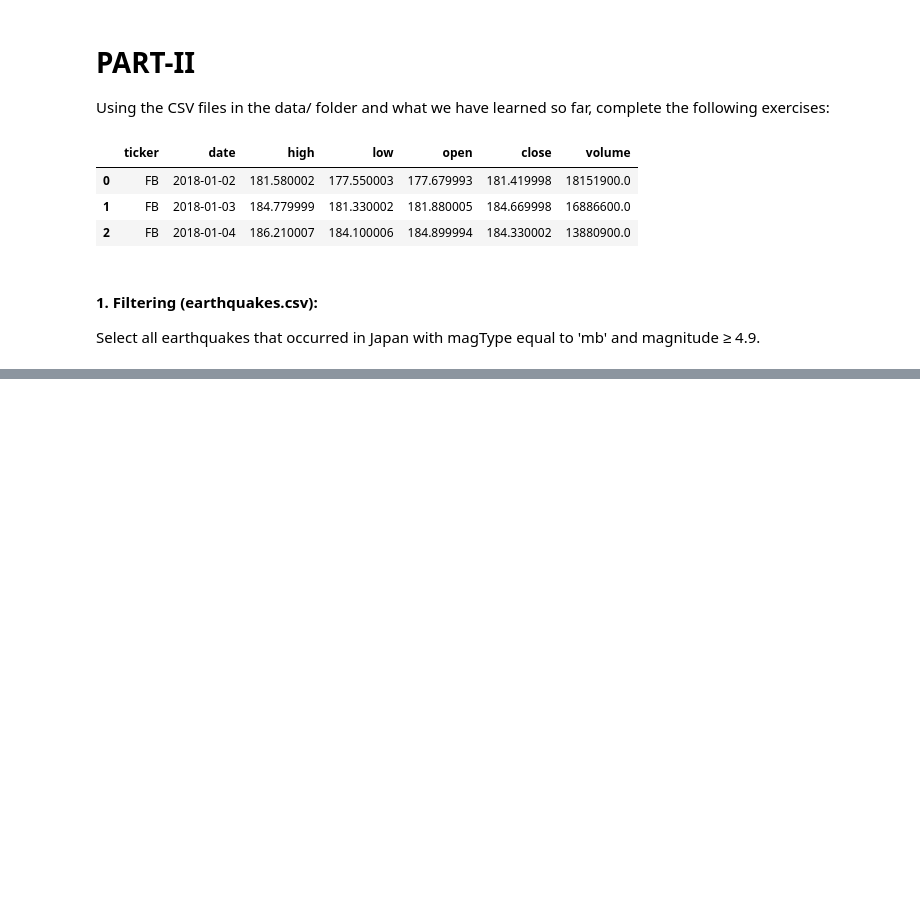
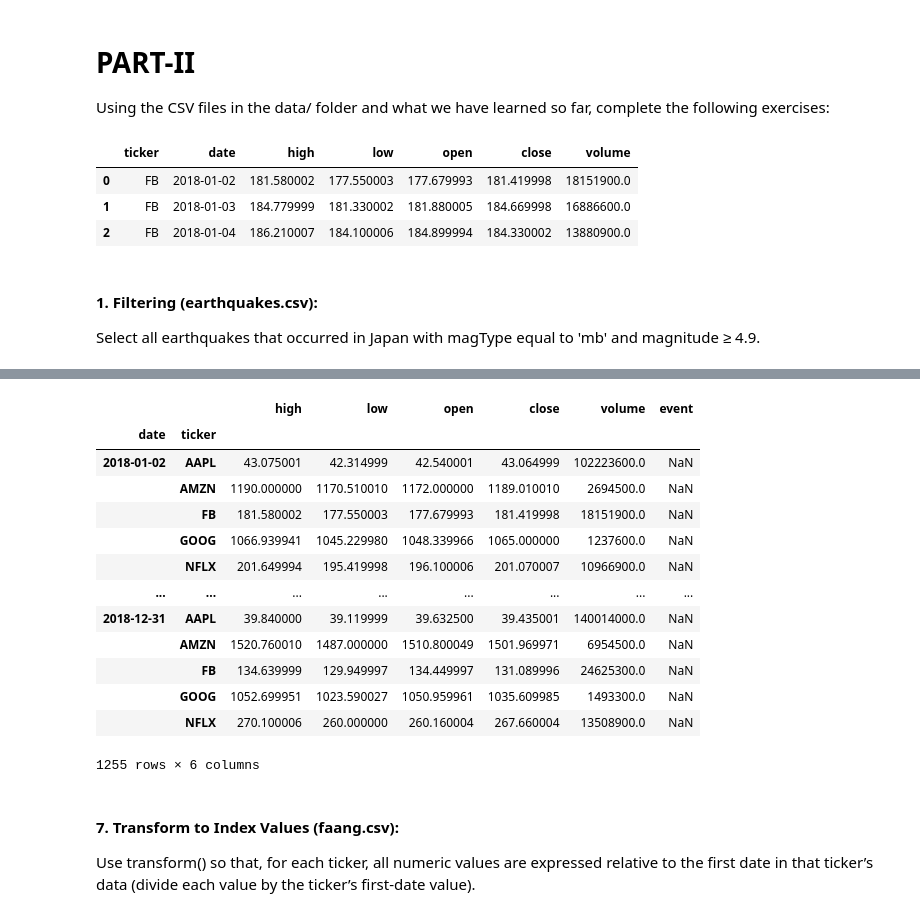
Before and after one commit to harinakhati/Python-AI_assignment, a Jupyter notebook: Assignment_III.ipynb, the cells around one changed output, grey strips where cells are left out. Drawn from its saved outputs; the diff is of its cells as text; code cells hidden in the pictures; blank space fills up the shorter version.

```diff
--- a/Assignment_III.ipynb
+++ b/Assignment_III.ipynb
@@ -176,0 +306,34 @@ Select all earthquakes that occurred in Japan with magType equal to 'mb' and mag
+# %%
+events = pd.DataFrame({
+    'ticker': ['FB', 'FB', 'FB'],
+    'date' :['2018-07-25', '2018-03-19', '2018-03-20'],
+    'event': ['Disappointing user growth announced after close.', 'Cambridge Analytica story', 'FTC investigation']
+})
+
+events['date'] = pd.to_datetime(events['date'])
+
+events= events.set_index(['date', 'ticker'])
+
+faang_indexed = faang.reset_index().set_index(['date', 'ticker'])
+
+merged_faang = faang_indexed.merge( events, how = 'outer', left_index= True, right_index = True)
+# %%
+merged_faang
+# %% [output]
+|  |  | high | low | open | close | volume | event |
+| date | ticker |  |  |  |  |  |  |
+| 2018-01-02 | AAPL | 43.075001 | 42.314999 | 42.540001 | 43.064999 | 102223600.0 | NaN |
+|  | AMZN | 1190.000000 | 1170.510010 | 1172.000000 | 1189.010010 | 2694500.0 | NaN |
+|  | FB | 181.580002 | 177.550003 | 177.679993 | 181.419998 | 18151900.0 | NaN |
+|  | GOOG | 1066.939941 | 1045.229980 | 1048.339966 | 1065.000000 | 1237600.0 | NaN |
+|  | NFLX | 201.649994 | 195.419998 | 196.100006 | 201.070007 | 10966900.0 | NaN |
+| ... | ... | ... | ... | ... | ... | ... | ... |
+| 2018-12-31 | AAPL | 39.840000 | 39.119999 | 39.632500 | 39.435001 | 140014000.0 | NaN |
+|  | AMZN | 1520.760010 | 1487.000000 | 1510.800049 | 1501.969971 | 6954500.0 | NaN |
+|  | FB | 134.639999 | 129.949997 | 134.449997 | 131.089996 | 24625300.0 | NaN |
+|  | GOOG | 1052.699951 | 1023.590027 | 1050.959961 | 1035.609985 | 1493300.0 | NaN |
+|  | NFLX | 270.100006 | 260.000000 | 260.160004 | 267.660004 | 13508900.0 | NaN |
+1255 rows × 6 columns
+# %% [markdown]
+#### 7. Transform to Index Values (faang.csv):
+Use transform() so that, for each ticker, all numeric values are expressed relative to the first date in that ticker’s data (divide each value by the ticker’s first-date value).
```
Also changed, not shown: parts of 20 cells of this notebook.
